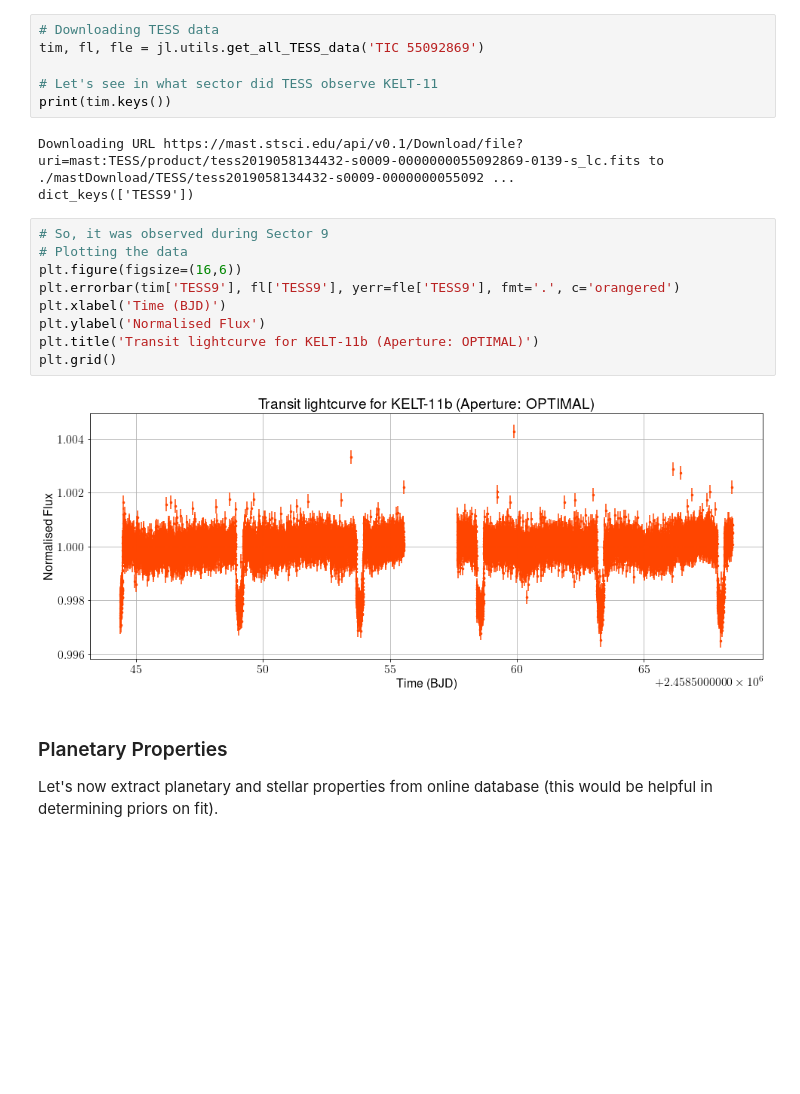
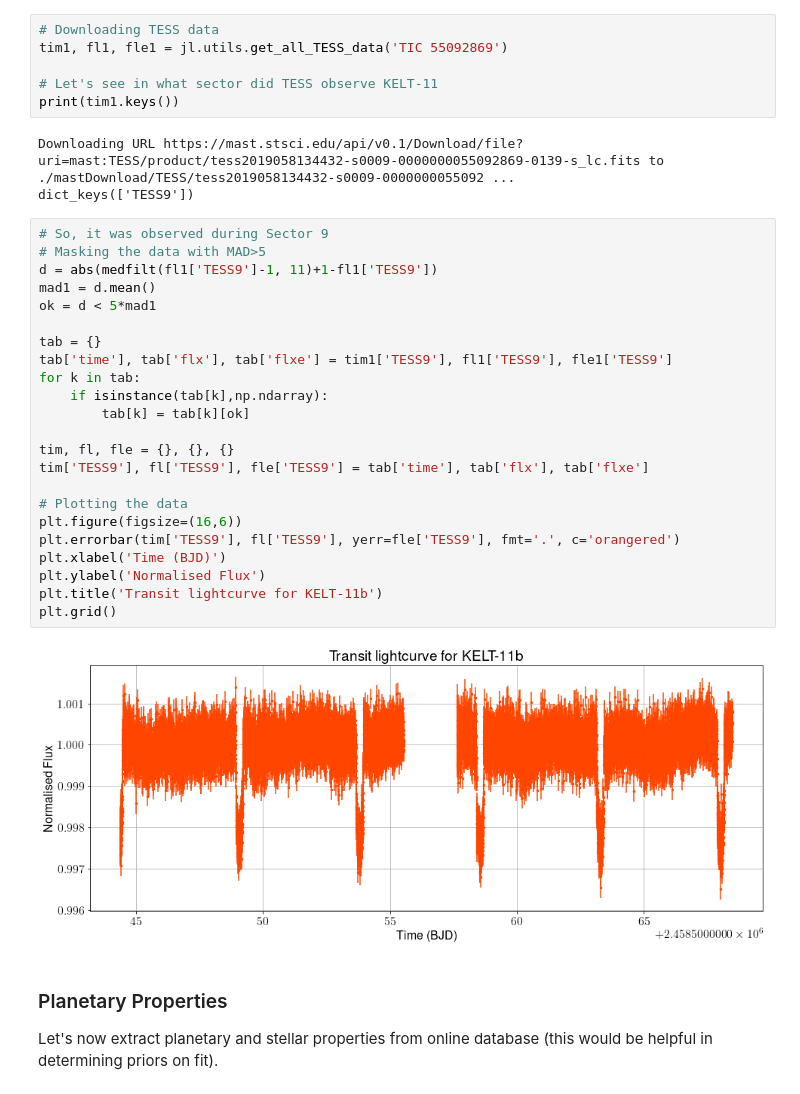
Before and after one commit to Jayshil/pycheops-tutorials, a Jupyter notebook: KELT-11/p6_ketl11_TESS.ipynb, the cells around one changed output. Cells and saved outputs as stored; diff of their text form; blank space fills up the shorter version.

Commit message:
Re-analysed TESS data

```diff
--- a/KELT-11/p6_ketl11_TESS.ipynb
+++ b/KELT-11/p6_ketl11_TESS.ipynb
@@ -31,24 +33,38 @@ Could not determine exoctk version
 As mentioned, we are going to use `pycheops` to download the data and extracting time, flux and uncertainties in flux from the data.
 # %%
 # Downloading TESS data
-tim, fl, fle = jl.utils.get_all_TESS_data('TIC 55092869')
+tim1, fl1, fle1 = jl.utils.get_all_TESS_data('TIC 55092869')
 
 # Let's see in what sector did TESS observe KELT-11
-print(tim.keys())
+print(tim1.keys())
 # %% [output]
 Downloading URL https://mast.stsci.edu/api/v0.1/Download/file?uri=mast:TESS/product/tess2019058134432-s0009-0000000055092869-0139-s_lc.fits to ./mastDownload/TESS/tess2019058134432-s0009-0000000055092 ...
 dict_keys(['TESS9'])
 # %%
 # So, it was observed during Sector 9
+# Masking the data with MAD>5
+d = abs(medfilt(fl1['TESS9']-1, 11)+1-fl1['TESS9'])
+mad1 = d.mean()
+ok = d < 5*mad1
+
+tab = {}
+tab['time'], tab['flx'], tab['flxe'] = tim1['TESS9'], fl1['TESS9'], fle1['TESS9']
+for k in tab:
+    if isinstance(tab[k],np.ndarray):
+        tab[k] = tab[k][ok]
+
+tim, fl, fle = {}, {}, {}
+tim['TESS9'], fl['TESS9'], fle['TESS9'] = tab['time'], tab['flx'], tab['flxe']
+
 # Plotting the data
 plt.figure(figsize=(16,6))
 plt.errorbar(tim['TESS9'], fl['TESS9'], yerr=fle['TESS9'], fmt='.', c='orangered')
 plt.xlabel('Time (BJD)')
 plt.ylabel('Normalised Flux')
-plt.title('Transit lightcurve for KELT-11b (Aperture: OPTIMAL)')
+plt.title('Transit lightcurve for KELT-11b')
 plt.grid()
 # %% [output]
-[figure, old version]
+[figure, new version]
 # %% [markdown]
 ### Planetary Properties
 
```
Also changed, not shown: parts of 8 cells of this notebook.
